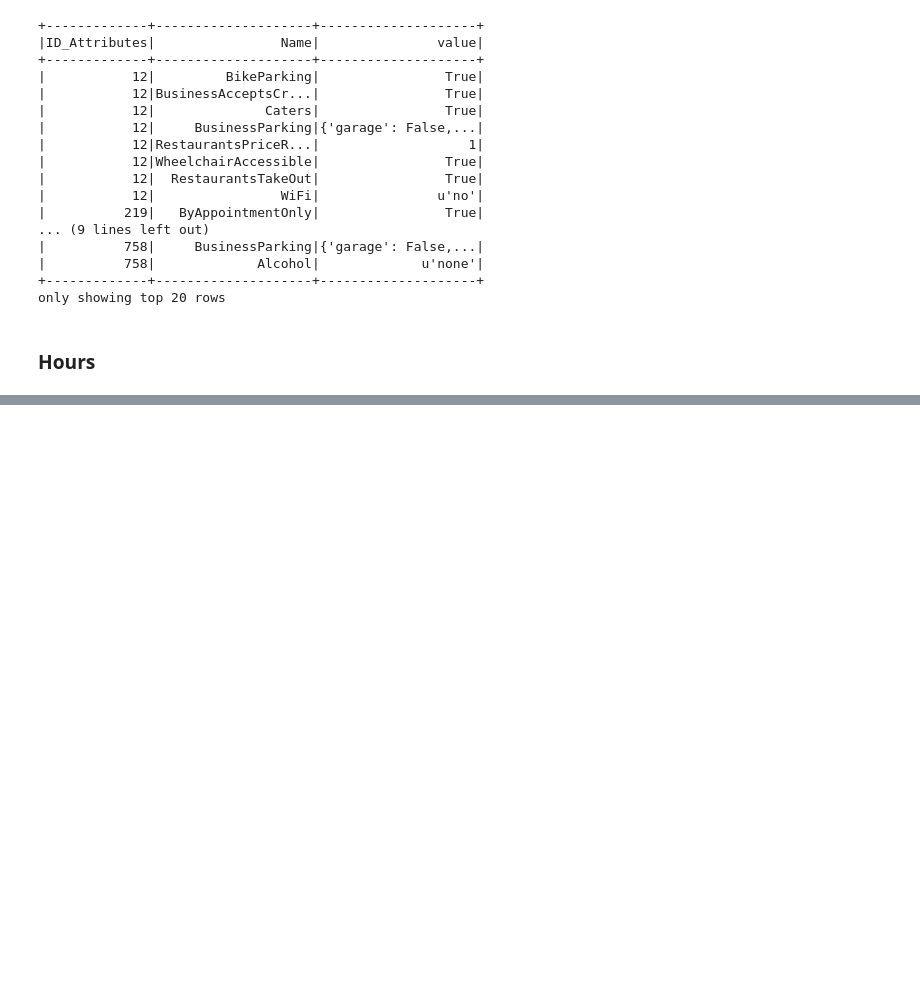
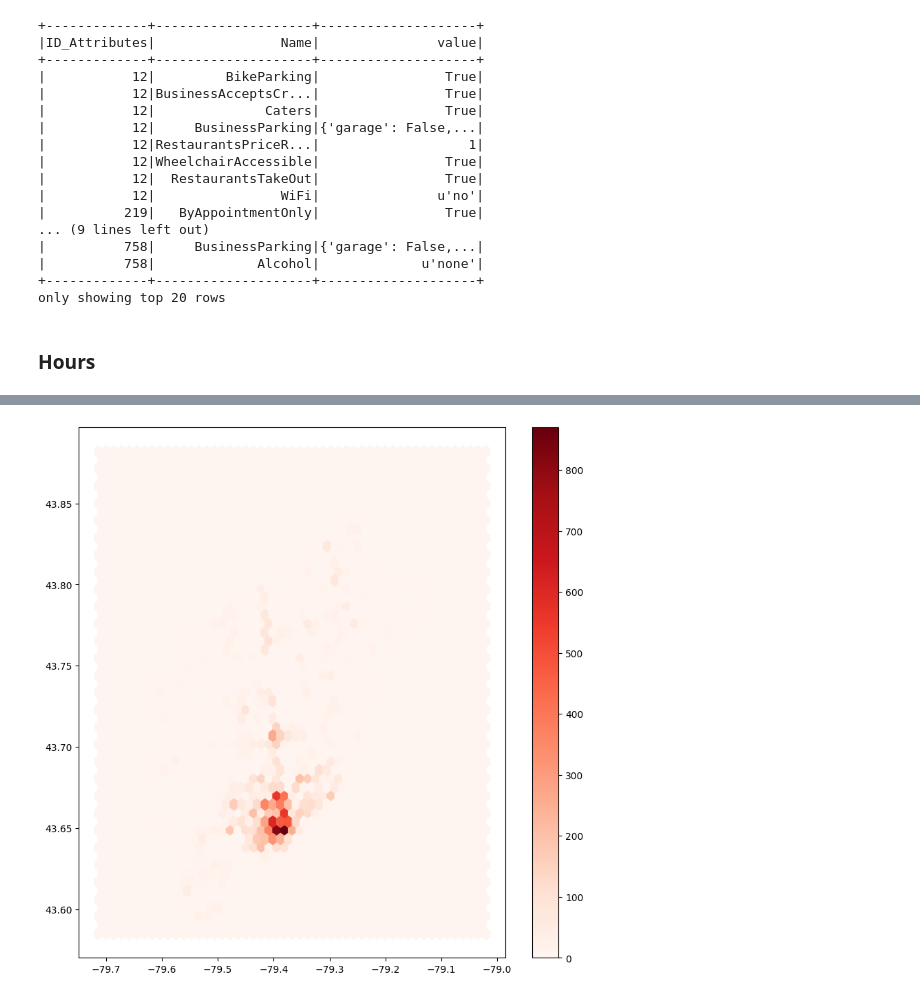
Before and after one commit to asiaHH/ProjetInfoD, a Jupyter notebook: src/spark.ipynb, the cells around one changed output, grey strips where cells are left out. Cells and saved outputs as stored; diff of their text form; code cells hidden in the pictures; blank space fills up the shorter version.

```diff
--- a/src/spark.ipynb
+++ b/src/spark.ipynb
@@ -394,0 +453,8 @@ only showing top 20 rows
+# %%
+# Heatmap de la densité des restaurants de Toronto
+Heatmap = Business.join(Localisation, on="ID_Localisation").filter(col("city") == "Toronto").select("latitude", "longitude")
+plt.figure(figsize=(10, 10))
+plt.hexbin(Heatmap.toPandas()["longitude"], Heatmap.toPandas()["latitude"], gridsize=50, cmap="Reds")
+plt.colorbar()
+plt.show()
+# %% [output]
@@ -394,0 +464 @@ only showing top 20 rows
+[figure, added]
```
Also changed, not shown: parts of 27 cells of this notebook.
